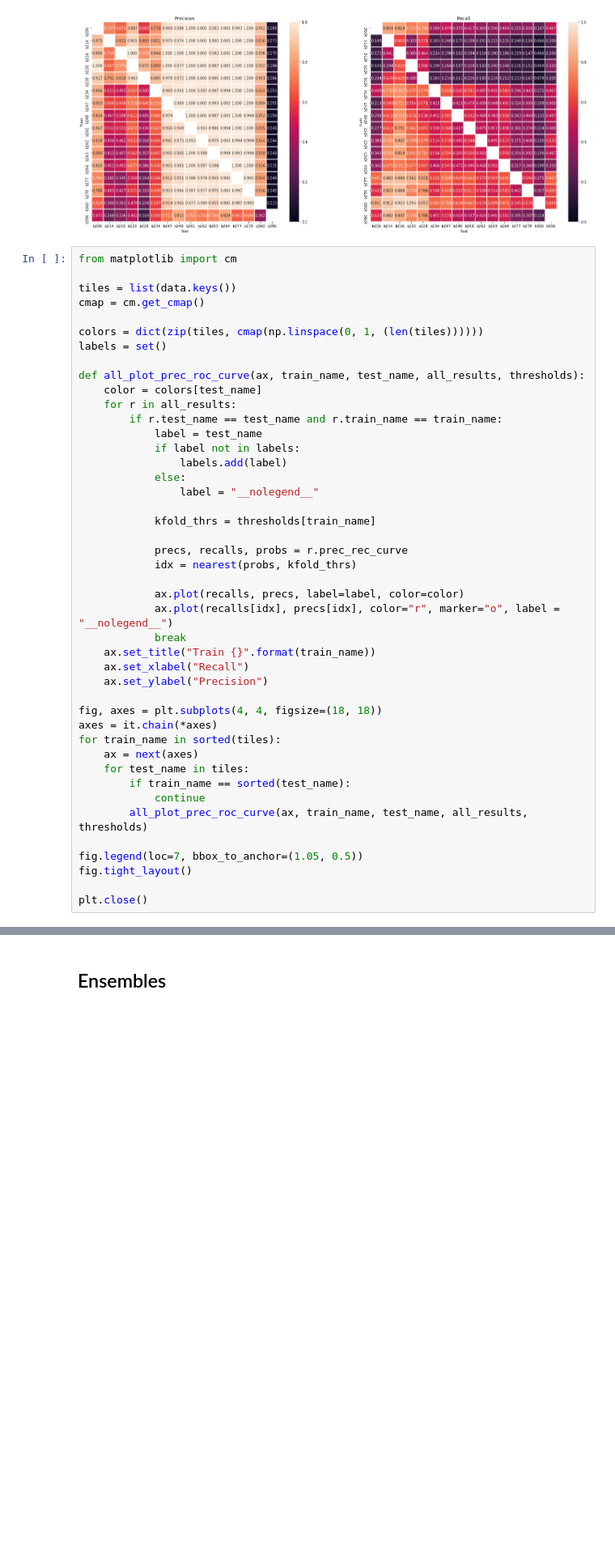
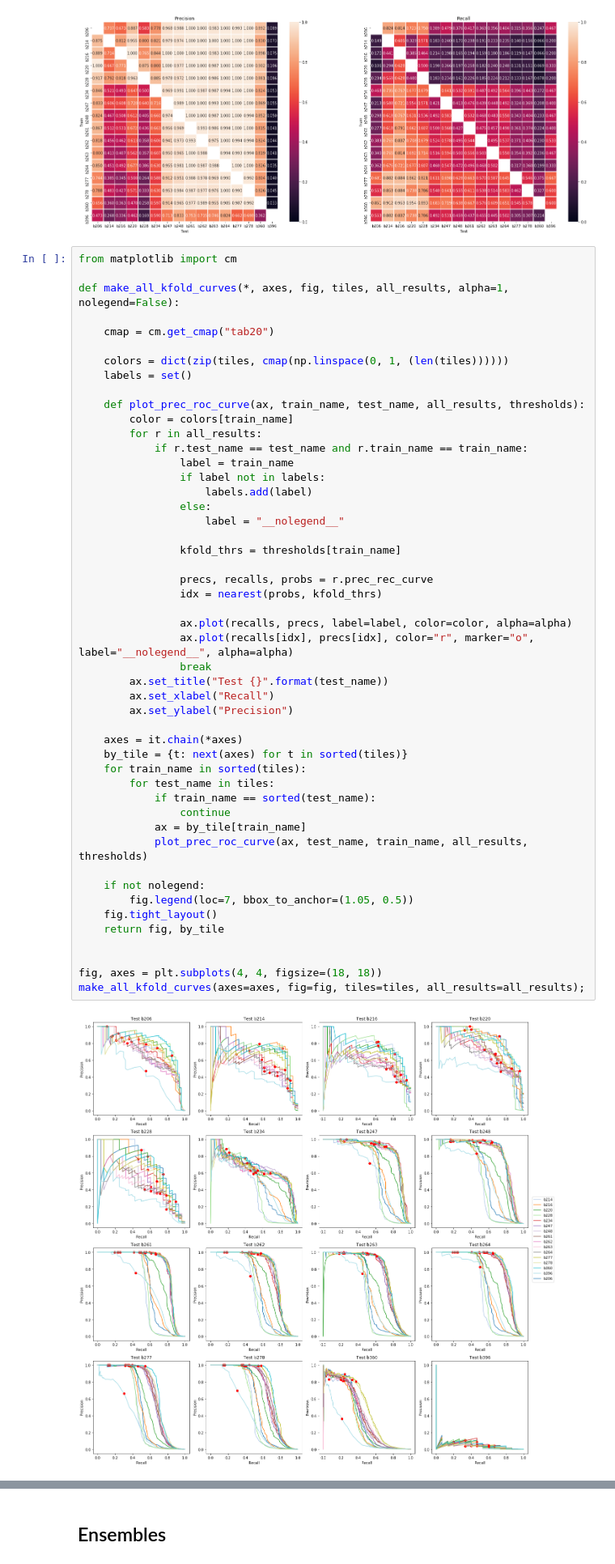
Before and after one commit to leliel12/How-far-can-we-can-go, a Jupyter notebook: 13_ALL_kfolds.ipynb, the cells around one changed output, grey strips where cells are left out. Shown at 81% size. Cells and saved outputs as stored; diff of their text form; blank space fills up the shorter version.

```diff
--- a/13_ALL_kfolds.ipynb
+++ b/13_ALL_kfolds.ipynb
@@ -404,44 +404,51 @@ r = heatmap(axes, all_results)
 # %%
 from matplotlib import cm
 
-tiles = list(data.keys())
-cmap = cm.get_cmap()
+def make_all_kfold_curves(*, axes, fig, tiles, all_results, alpha=1, nolegend=False):
 
-colors = dict(zip(tiles, cmap(np.linspace(0, 1, (len(tiles))))))
-labels = set()
+    cmap = cm.get_cmap("tab20")
 
-def all_plot_prec_roc_curve(ax, train_name, test_name, all_results, thresholds):
-    color = colors[test_name]
-    for r in all_results:
-        if r.test_name == test_name and r.train_name == train_name:
-            label = test_name
-            if label not in labels:
-                labels.add(label)
-            else:
-                label = "__nolegend__"
+    colors = dict(zip(tiles, cmap(np.linspace(0, 1, (len(tiles))))))
+    labels = set()
 
-            kfold_thrs = thresholds[train_name]
+    def plot_prec_roc_curve(ax, train_name, test_name, all_results, thresholds):
+        color = colors[train_name]
+        for r in all_results:
+            if r.test_name == test_name and r.train_name == train_name:
+                label = train_name
+                if label not in labels:
+                    labels.add(label)
+                else:
+                    label = "__nolegend__"
 
-            precs, recalls, probs = r.prec_rec_curve
-            idx = nearest(probs, kfold_thrs)
+                kfold_thrs = thresholds[train_name]
 
-            ax.plot(recalls, precs, label=label, color=color)
-            ax.plot(recalls[idx], precs[idx], color="r", marker="o", label = "__nolegend__")
-            break
-    ax.set_title("Train {}".format(train_name))
-    ax.set_xlabel("Recall")
-    ax.set_ylabel("Precision")
+                precs, recalls, probs = r.prec_rec_curve
+                idx = nearest(probs, kfold_thrs)
+
+                ax.plot(recalls, precs, label=label, color=color, alpha=alpha)
+                ax.plot(recalls[idx], precs[idx], color="r", marker="o", label="__nolegend__", alpha=alpha)
+                break
+        ax.set_title("Test {}".format(test_name))
+        ax.set_xlabel("Recall")
+        ax.set_ylabel("Precision")
+
+    axes = it.chain(*axes)
+    by_tile = {t: next(axes) for t in sorted(tiles)}
+    for train_name in sorted(tiles):
+        for test_name in tiles:
+            if train_name == sorted(test_name):
+                continue
+            ax = by_tile[train_name]
+            plot_prec_roc_curve(ax, test_name, train_name, all_results, thresholds)
+
+    if not nolegend:
+        fig.legend(loc=7, bbox_to_anchor=(1.05, 0.5))
+    fig.tight_layout()
+    return fig, by_tile
+
 
 fig, axes = plt.subplots(4, 4, figsize=(18, 18))
-axes = it.chain(*axes)
-for train_name in sorted(tiles):
-    ax = next(axes)
-    for test_name in tiles:
-        if train_name == sorted(test_name):
-            continue
-        all_plot_prec_roc_curve(ax, train_name, test_name, all_results, thresholds)
-
-fig.legend(loc=7, bbox_to_anchor=(1.05, 0.5))
-fig.tight_layout()
-
-plt.close()
+make_all_kfold_curves(axes=axes, fig=fig, tiles=tiles, all_results=all_results);
+# %% [output]
+[figure, added]
```
Also changed, not shown: parts of 4 cells of this notebook.
